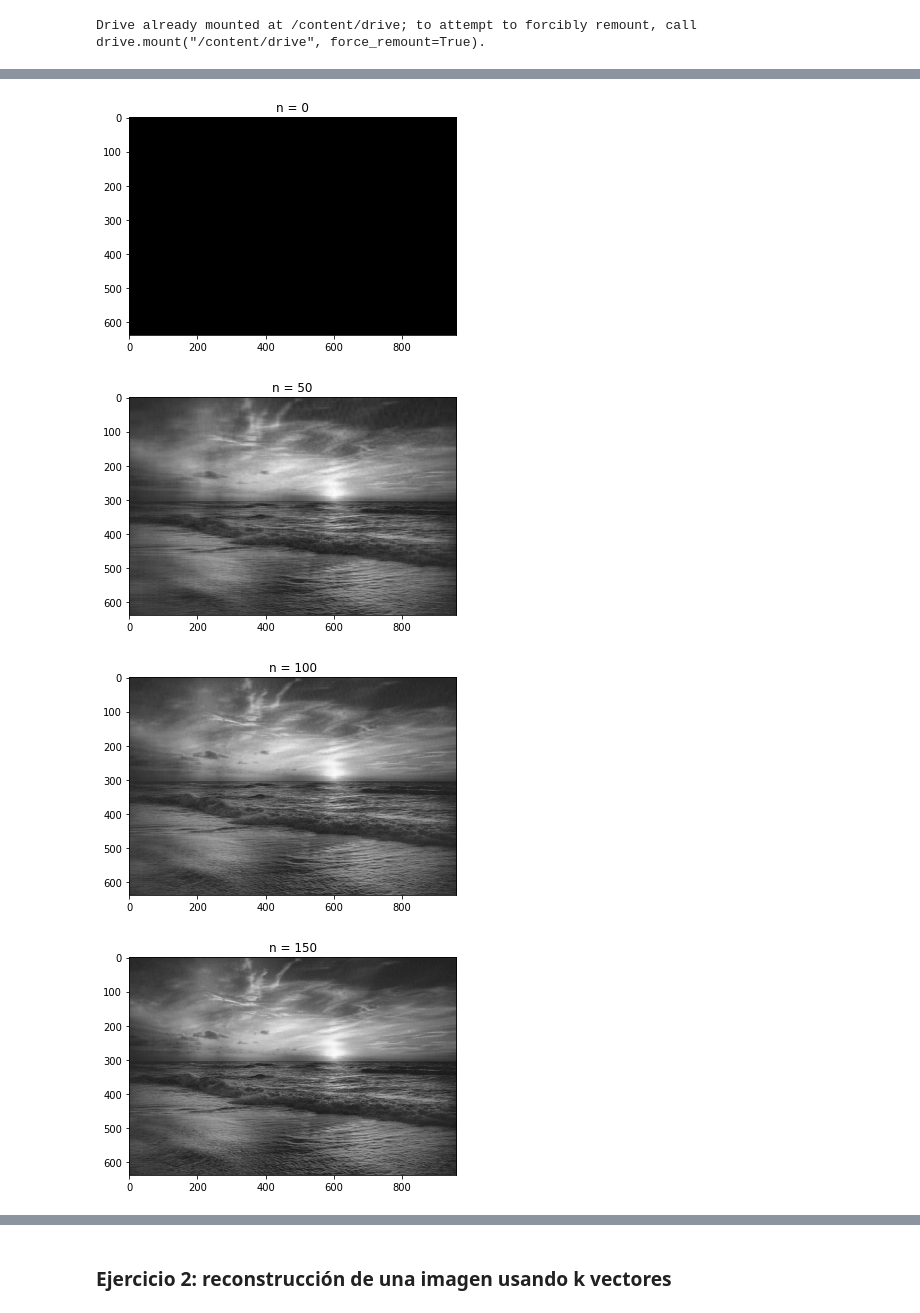
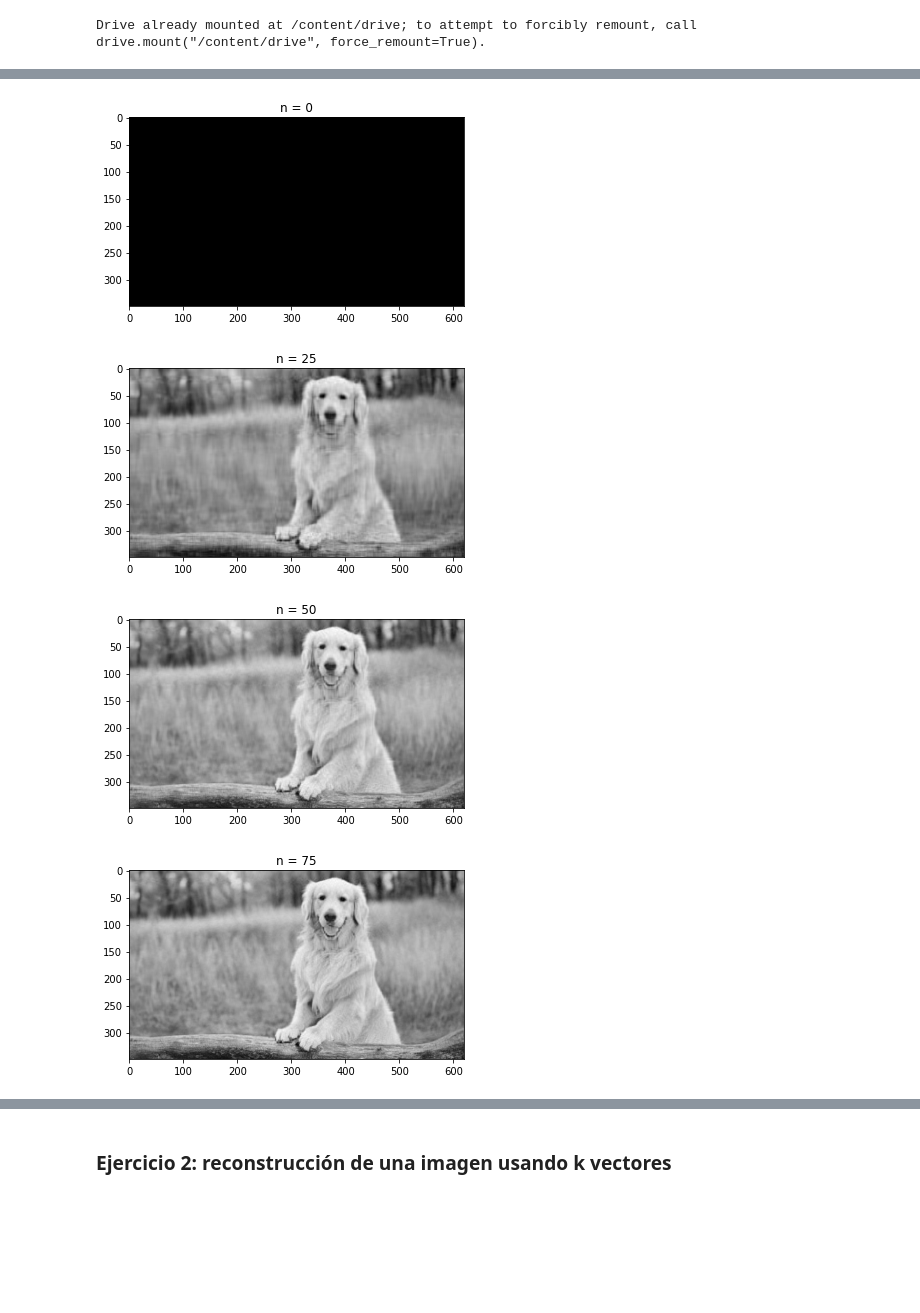
Before and after one commit to blancavazquez/CursoDatosMasivosII, a Jupyter notebook: notebooks/1b_svd.ipynb, the cells around one changed output, grey strips where cells are left out. Saved outputs shown, nothing was run; the diff lists cells and outputs as text; code cells hidden in the pictures; blank space fills up the shorter version.

```diff
--- a/notebooks/1b_svd.ipynb
+++ b/notebooks/1b_svd.ipynb
@@ -143,7 +143,7 @@ drive.mount('/content/drive')
 Drive already mounted at /content/drive; to attempt to forcibly remount, call drive.mount("/content/drive", force_remount=True).
 # %%
 #Cargamos la imagen original y la convertimos a escala de grises
-path_imagen = Image.open('/content/drive/MyDrive/Colab Notebooks/images/playa.jpg')
+path_imagen = Image.open('/content/drive/MyDrive/Colab Notebooks/images/perrito.jpg')
 imagen_grises = path_imagen.convert('LA') #convertir en escala de grises.
 plt.figure(figsize=(9, 6))
 plt.imshow(imagen_grises);
@@ -256,13 +258,13 @@ for i in range(2, 4):
 # %%
 #Generamos un ciclo para reconstruir la imagen utilizando n vectores.
-for i in range(0, 201, 50):
+for i in range(0, 100, 25):
     reconstimg = np.matrix(U[:, :i]) * np.diag(Sigma[:i]) * np.matrix(VT[:i, :])
     plt.imshow(reconstimg, cmap='gray')
     title = "n = %s" % i
     plt.title(title)
     plt.show()
 # %% [output]
-[figure, old version]
+[figure, new version]
-[figure, old version]
+[figure, new version]
-[figure, old version]
+[figure, new version]
-[figure, old version]
+[figure, new version]
```
Also changed, not shown: parts of 14 cells of this notebook.
